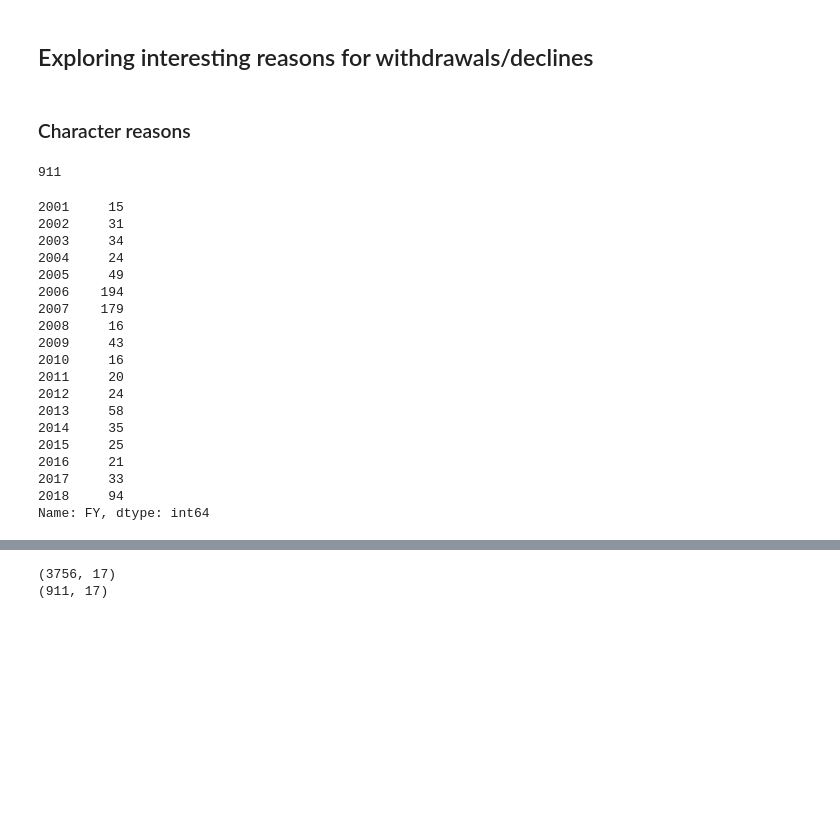
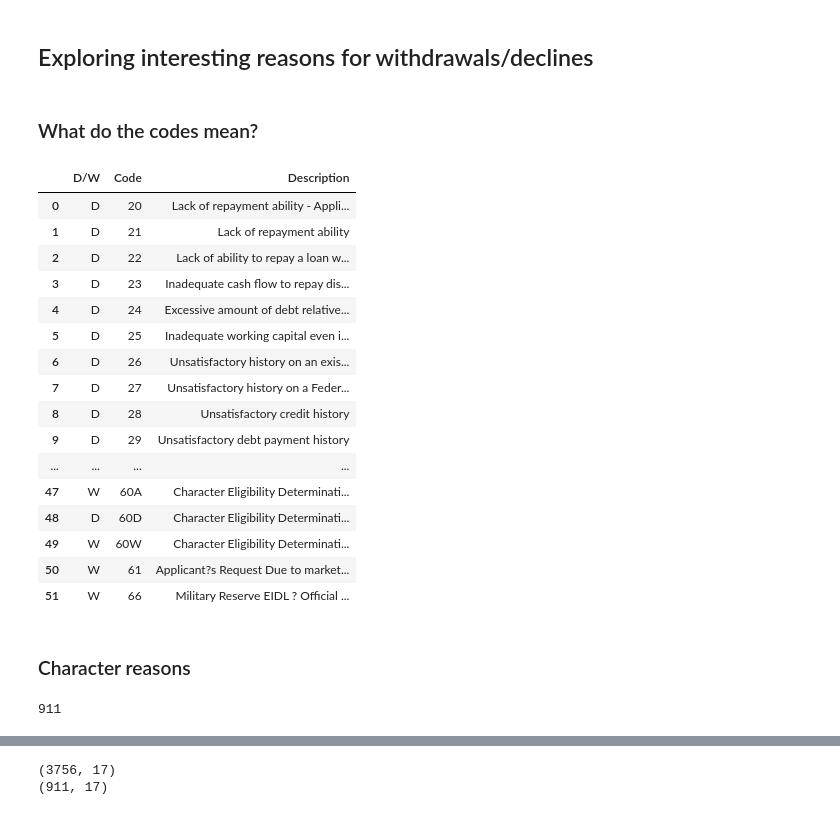
Before and after one commit to PublicI/sba-disaster-loans, a Jupyter notebook: SBA Data Analysis.ipynb, the cells around one changed output, grey strips where cells are left out. Cells and saved outputs as stored; diff of their text form; code cells hidden in the pictures; blank space fills up the shorter version.

```diff
--- a/SBA Data Analysis.ipynb
+++ b/SBA Data Analysis.ipynb
@@ -114,5 +106,28 @@ df_approvals.loc[df_approvals['ORIGINAL_APPROVAL_AMOUNT']=="B","LOAN_TYPE"] = df
 # %% [markdown]
 ## Exploring interesting reasons for withdrawals/declines
+# %% [markdown]
+### What do the codes mean?
+# %%
+with pd.option_context('display.max_colwidth', -1):
+    display(pd.read_csv("sba_disaster_loan_codes.csv"))
+# %% [output]
+|  | D/W | Code | Description |
+| 0 | D | 20 | Lack of repayment ability - Appli... |
+| 1 | D | 21 | Lack of repayment ability |
+| 2 | D | 22 | Lack of ability to repay a loan w... |
+| 3 | D | 23 | Inadequate cash flow to repay dis... |
+| 4 | D | 24 | Excessive amount of debt relative... |
+| 5 | D | 25 | Inadequate working capital even i... |
+| 6 | D | 26 | Unsatisfactory history on an exis... |
+| 7 | D | 27 | Unsatisfactory history on a Feder... |
+| 8 | D | 28 | Unsatisfactory credit history |
+| 9 | D | 29 | Unsatisfactory debt payment history |
+| ... | ... | ... | ... |
+| 47 | W | 60A | Character Eligibility Determinati... |
+| 48 | D | 60D | Character Eligibility Determinati... |
+| 49 | W | 60W | Character Eligibility Determinati... |
+| 50 | W | 61 | Applicant?s Request Due to market... |
+| 51 | W | 66 | Military Reserve EIDL ? Official ... |
 # %%
 # Returns a subset of "df" where any of the code columns are equal to value "code"
 def filter_any_code_col(code, df):
@@ -122,26 +139,6 @@ def filter_any_code_col(code, df):
 ### Character reasons
 # %%
 df_declines_char = filter_any_code_col("43",df_declines)
-print(len(df_declines_char))
-df_declines_char['FY'].value_counts().sort_index()
+len(df_declines_char)
 # %% [output]
 911
-2001     15
-2002     31
-2003     34
-2004     24
-2005     49
-2006    194
-2007    179
-2008     16
-2009     43
-2010     16
-2011     20
-2012     24
-2013     58
-2014     35
-2015     25
-2016     21
-2017     33
-2018     94
-Name: FY, dtype: int64
```
Also changed, not shown: parts of 26 cells of this notebook.
